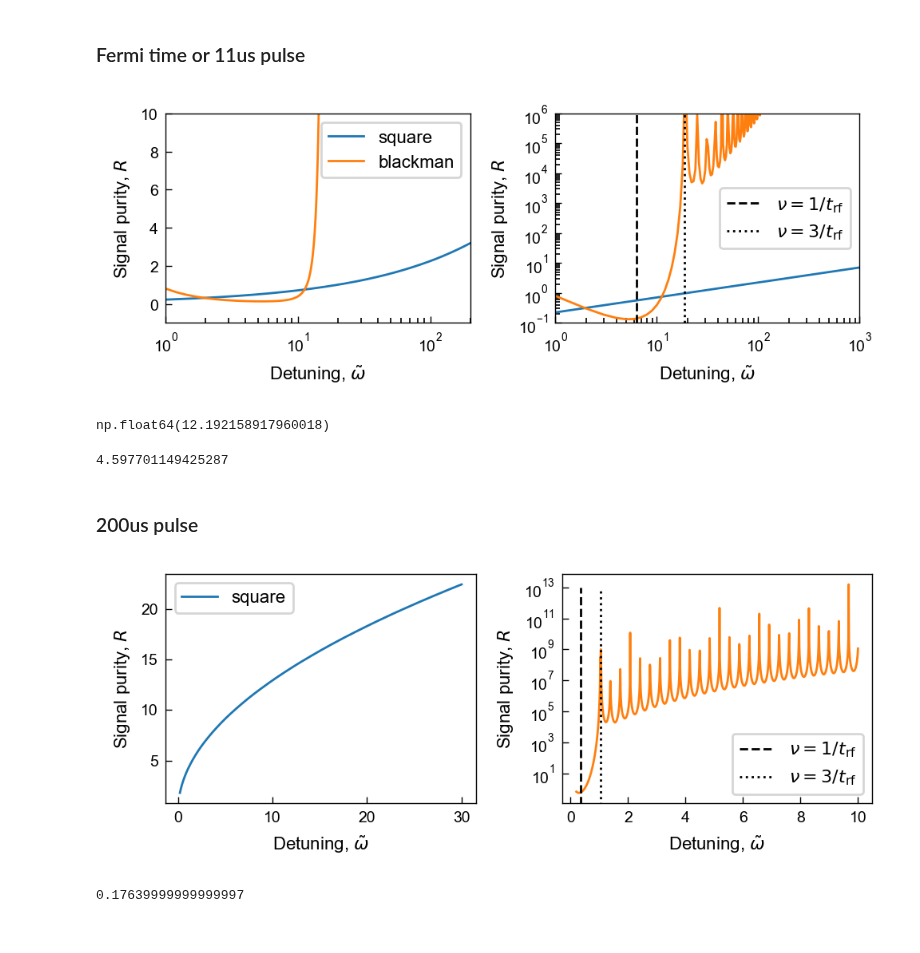
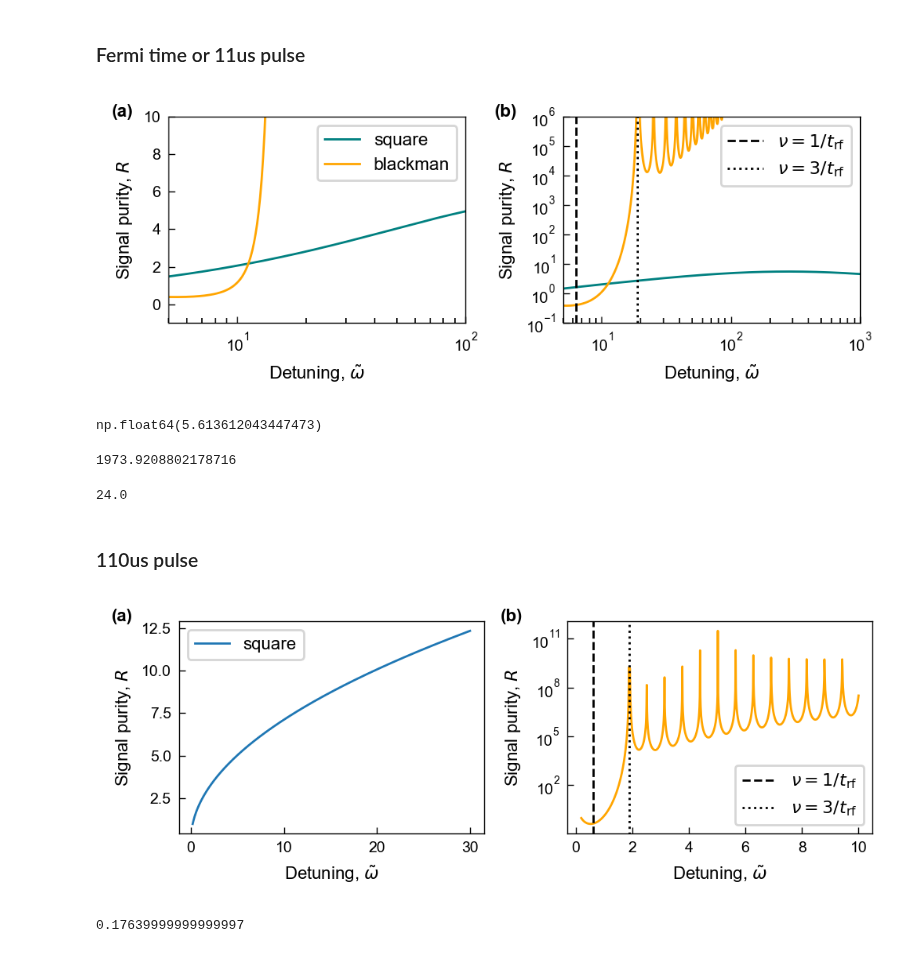
Before and after one commit to colinjdale/ChiPyLab, a Jupyter notebook: examples/plot_blackman_envelope.ipynb, the cells around one changed output. Drawn from its saved outputs; the diff is of its cells as text; code cells hidden in the pictures.

```diff
--- a/examples/plot_blackman_envelope.ipynb
+++ b/examples/plot_blackman_envelope.ipynb
@@ -233,16 +175,18 @@ max(B*B_norm)
 # %% [markdown]
 ### Fermi time or 11us pulse
 # %%
+colors = ['teal', 'orange']
+
 tau_F = 11e-6
 trf = 11e-6
 
 omega_trf = 2*np.pi/trf * tau_F
-
+omega_a = 2 * np.pi * 4e6 * tau_F
 OmegaR = 2 / trf
-C = 1
+C = 3
 
 def alpha_HFT(omega):
-    return 2**(-3/2)/np.pi * tau_F * trf * C * omega**(-3/2) * OmegaR**2
+    return 2**(-3/2)/np.pi * tau_F * trf * C * omega**(-3/2) * OmegaR**2 / (1+omega/omega_a)
 
 def alpha_res(omega):
     nu = omega/tau_F/2/np.pi
@@ -263,47 +207,60 @@ fig, axs = plt.subplots(1, 2, figsize=(5, 2))
 
 ax = axs[0]
 ylims = (-1, 10)
-xlims = (1, 200)
+xlims = (5, 100)
 detuning = np.linspace(*xlims, 1000)
 ax.set(xlabel=r"Detuning, $\tilde \omega$", ylabel=r'Signal purity, $R$',
        xscale='log', ylim=ylims, xlim=xlims)
-ax.plot(detuning, alpha_HFT(detuning)/alpha_res_lim(detuning), label='square')
-ax.plot(detuning, alpha_HFT_blackman(detuning)/alpha_res_blackman(detuning), label='blackman')
+ax.plot(detuning, alpha_HFT(detuning)/alpha_res_lim(detuning), label='square', color=colors[0])
+ax.plot(detuning, alpha_HFT_blackman(detuning)/alpha_res_blackman(detuning), label='blackman', color=colors[1])
 
 ax.legend()
 
 ax = axs[1]
 ylims = (0.1, 1e6)
-xlims = (1, 1000)
-detuning = np.linspace(*xlims, 1000)
+xlims = (5, 1000)
+detuning = np.logspace(np.log10(5), 3, 1000)
 ax.set(xlabel=r"Detuning, $\tilde \omega$", ylabel=r'Signal purity, $R$',
        xscale='log', yscale='log', ylim=ylims, xlim=xlims)
-ax.plot(detuning, alpha_HFT(detuning)/alpha_res_lim(detuning))
-ax.plot(detuning, alpha_HFT_blackman(detuning)/alpha_res_blackman(detuning))
+ax.plot(detuning, alpha_HFT(detuning)/alpha_res_lim(detuning), color=colors[0])
+ax.plot(detuning, alpha_HFT_blackman(detuning)/alpha_res_blackman(detuning), color=colors[1])
 ax.vlines(omega_trf, *ylims, 'k', '--', label=r'$\nu = 1/t_\mathrm{rf}$')
 ax.vlines(3*omega_trf, *ylims, 'k', ':', label=r'$\nu = 3/t_\mathrm{rf}$')
 ax.legend()
+ax.yaxis.set_minor_locator(NullLocator())
 
 fig.tight_layout()
 
+subplot_labels = ['(a)', '(b)']
+x_offsets = [-0.19, -0.23]
+for ax, label, x_offset in zip(axs, subplot_labels, x_offsets):
+	ax.text(x_offset, 1.00, label, transform=ax.transAxes, fontweight='bold', fontsize=8)
+
+plt.subplots_adjust(top=0.90)
+
 fig.savefig("outputs/signal_purity.pdf")
 plt.show()
 # %% [output]
-[figure, old version]
+[figure, new version]
 # %%
 nu = 14.5
 alpha_HFT_blackman(nu)/alpha_res_blackman(nu)
+np.max(alpha_HFT(detuning)/alpha_res_lim(detuning))
 # %% [output]
-np.float64(12.192158917960018)
+np.float64(5.613612043447473)
 # %%
-1/(14.5*15e3/1e6)
+2*np.pi**2*100
 # %% [output]
-4.597701149425287
+1973.9208802178716
+# %%
+2400/1e2
+# %% [output]
+24.0
 # %% [markdown]
-### 200us pulse
+### 110us pulse
 # %%
 tau_F = 11e-6
-trf = 200e-6
+trf = 110e-6
 
 omega_trf = 2*np.pi/trf * tau_F
 
@@ -325,35 +282,42 @@ def alpha_HFT_blackman(omega):
 
 def alpha_res_blackman(omega):
     nu = omega/tau_F/2/np.pi
     return (blackman_instrument(nu, trf)/trf)**2 * OmegaR**2 / 4 * trf**2
 
 fig, axs = plt.subplots(1, 2, figsize=(5, 2))
 
 
 ax = axs[0]
 detuning = np.linspace(0.2, 30, 1000)
 ax.set(xlabel=r"Detuning, $\tilde \omega$", ylabel=r'Signal purity, $R$')
 ax.plot(detuning, alpha_HFT(detuning)/alpha_res_lim(detuning), label='square')
 
 ax.legend()
 
 ax = axs[1]
 ylims = (0.1, 1e13)
 xlims = (0.2, 10)
 detuning = np.linspace(*xlims, 1000)
 ax.set(xlabel=r"Detuning, $\tilde \omega$", ylabel=r'Signal purity, $R$',
        yscale='log')
 ax.plot(detuning, alpha_HFT_blackman(detuning)/alpha_res_blackman(detuning), color=colors[1])
 ax.vlines(omega_trf, *ylims, 'k', '--', label=r'$\nu = 1/t_\mathrm{rf}$')
 ax.vlines(3*omega_trf, *ylims, 'k', ':', label=r'$\nu = 3/t_\mathrm{rf}$')
 ax.legend()
 
 fig.tight_layout()
 
-fig.savefig("outputs/signal_purity_200us.pdf")
+subplot_labels = ['(a)', '(b)']
+x_offsets = [-0.22, -0.22]
+for ax, label, x_offset in zip(axs, subplot_labels, x_offsets):
+	ax.text(x_offset, 1.00, label, transform=ax.transAxes, fontweight='bold', fontsize=8)
+
+plt.subplots_adjust(top=0.90)
+
+fig.savefig("outputs/signal_purity_110us.pdf")
 plt.show()
 # %% [output]
-[figure, old version]
+[figure, new version]
 # %%
 0.42**2
 # %% [output]
```
Also changed, not shown: parts of 15 cells of this notebook, 2 other files.
